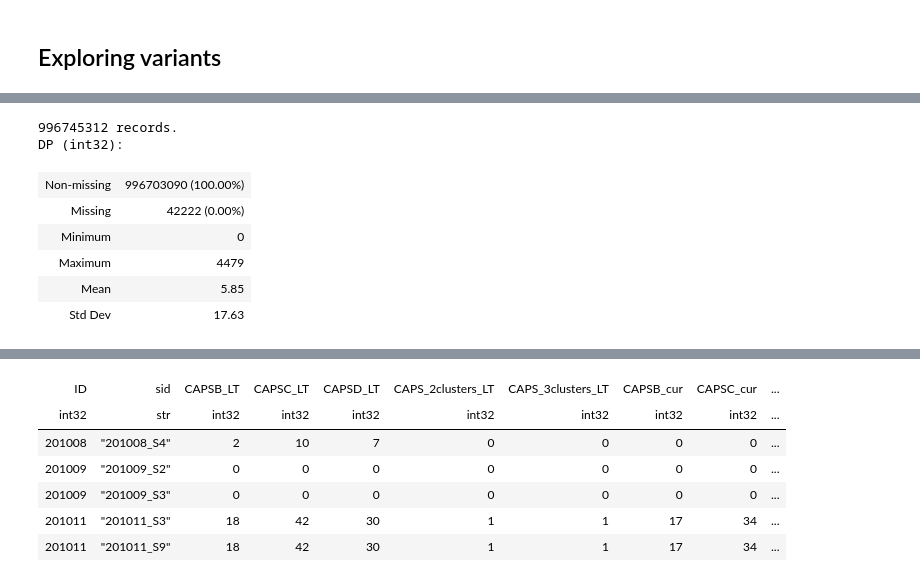
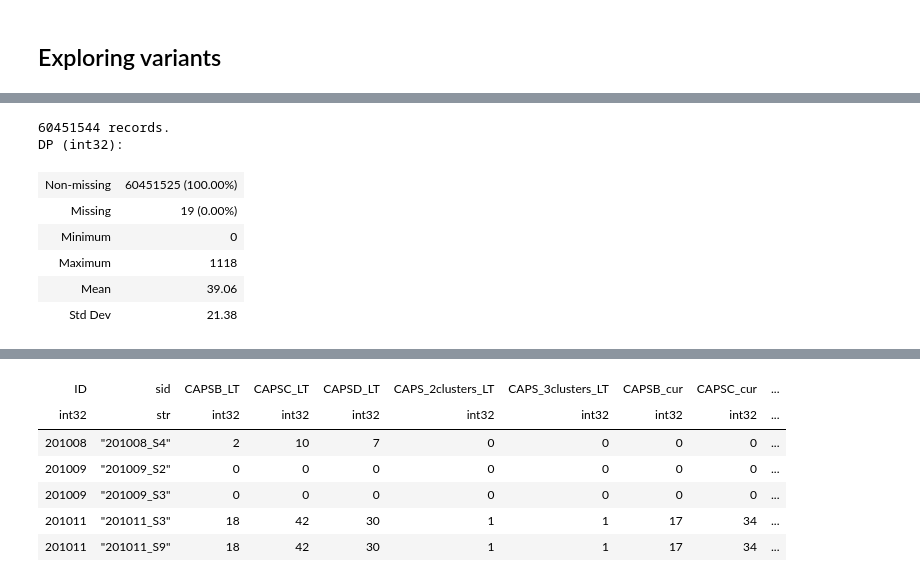
Before and after one commit to burook/SB_whole-exome_sequencing_study, a Jupyter notebook: post_vcf_analysis1.ipynb, the cells around one changed output, grey strips where cells are left out. Saved outputs shown, nothing was run; the diff lists cells and outputs as text; code cells hidden in the pictures.

```diff
--- a/post_vcf_analysis1.ipynb
+++ b/post_vcf_analysis1.ipynb
@@ -69,2 +66,7 @@ Let's load the VCF data and convert it to Hail MatrixTable format (Hail's native
 # now let's read this file
 mt = hl.read_matrix_table('/data/humgen/guffantilab/exome/SystemsBio/gatk_merged_vcf/SysBio_indels_recalibrated_b37.mt')
+# %%
+# filter variants to only those with PASS entry in the filters column
+mt_pass = mt.filter_rows(hl.len(mt.filters) == 0)
+# number of variants and samples
+print('%d variants, %d samples' % mt_pass.count())
@@ -110,0 +170,5 @@ showing the first 13 of 232 columns
+# %%
+mt_pass = mt_pass.filter_rows(hl.len(mt_pass.alleles)==2)
+
+# note that we could instead just split multiallelic variants
+#mt_pass = hl.split_multi_hts(mt_pass)
@@ -111,11 +205,11 @@ showing the first 13 of 232 columns
 # %%
-mt.DP.summarize()
+mt_pass.DP.summarize()
 # %% [output]
-996745312 records.
+60451544 records.
 DP (int32):
-| Non-missing | 996703090 (100.00%) |
-| Missing | 42222 (0.00%) |
+| Non-missing | 60451525 (100.00%) |
+| Missing | 19 (0.00%) |
 | Minimum | 0 |
-| Maximum | 4479 |
-| Mean | 5.85 |
-| Std Dev | 17.63 |
+| Maximum | 1118 |
+| Mean | 39.06 |
+| Std Dev | 21.38 |
```
Also changed, not shown: parts of 117 cells of this notebook.
